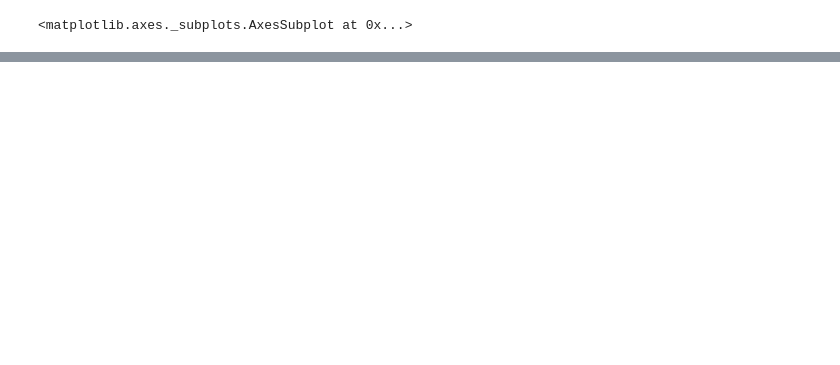
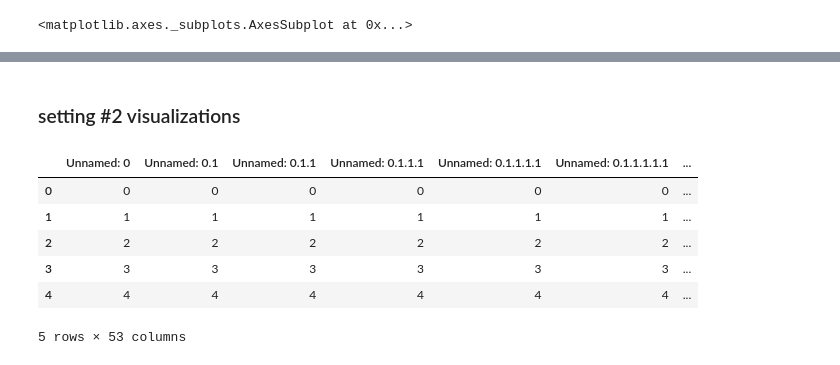
Before and after one commit to purvislab/MCM_project, a Jupyter notebook: 210329_fociPicker_d20210110.ipynb, the cells around one changed output, grey strips where cells are left out. Saved outputs shown, nothing was run; the diff lists cells and outputs as text; code cells hidden in the pictures; blank space fills up the shorter version.

```diff
--- a/210329_fociPicker_d20210110.ipynb
+++ b/210329_fociPicker_d20210110.ipynb
@@ -174,0 +257,14 @@ sns.swarmplot(data=data,x='group',y='fociNo', color='black')
+# %% [markdown]
+### setting #2 visualizations
+# %%
+data=pd.read_csv(dataFile.replace('7','10'))
+# %%
+data.head()
+# %% [output]
+|  | Unnamed: 0 | Unnamed: 0.1 | Unnamed: 0.1.1 | Unnamed: 0.1.1.1 | Unnamed: 0.1.1.1.1 | Unnamed: 0.1.1.1.1.1 | ... |
+| 0 | 0 | 0 | 0 | 0 | 0 | 0 | ... |
+| 1 | 1 | 1 | 1 | 1 | 1 | 1 | ... |
+| 2 | 2 | 2 | 2 | 2 | 2 | 2 | ... |
+| 3 | 3 | 3 | 3 | 3 | 3 | 3 | ... |
+| 4 | 4 | 4 | 4 | 4 | 4 | 4 | ... |
+5 rows × 53 columns
```
Also changed, not shown: parts of 40 cells of this notebook.
